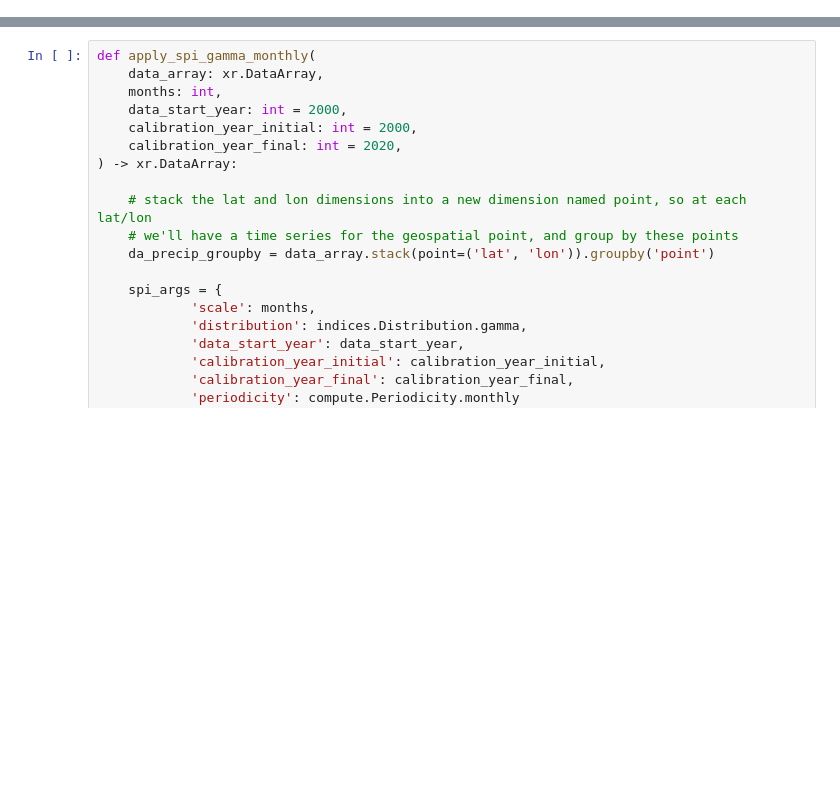
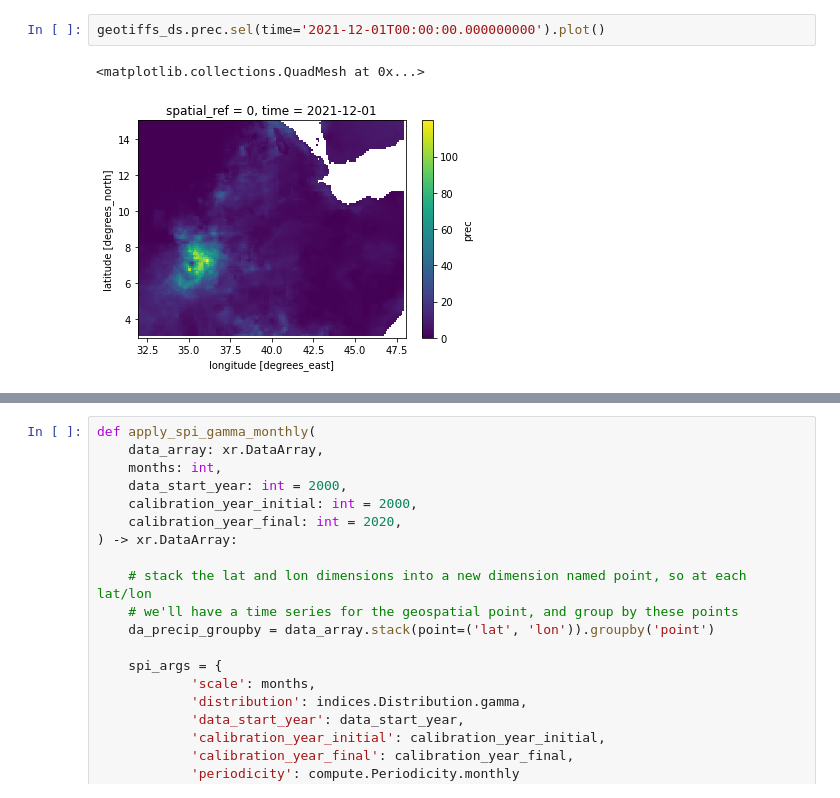
Before and after one commit to rodekruis/IBF_DROUGHT_PIPELINE, a Jupyter notebook: docs/icpac_data_spi.ipynb, the cells around one changed output, grey strips where cells are left out. Cells and saved outputs as stored; diff of their text form; blank space fills up the shorter version.

```diff
--- a/docs/icpac_data_spi.ipynb
+++ b/docs/icpac_data_spi.ipynb
@@ -63,0 +321,5 @@ geotiffs_ds = geotiffs_da.to_dataset(name='prec')
+# %%
+geotiffs_ds.prec.sel(time='2021-12-01T00:00:00.000000000').plot()
+# %% [output]
+<matplotlib.collections.QuadMesh at 0x...>
+[figure, added]
```
Also changed, not shown: parts of 48 cells of this notebook, 12 other files.
